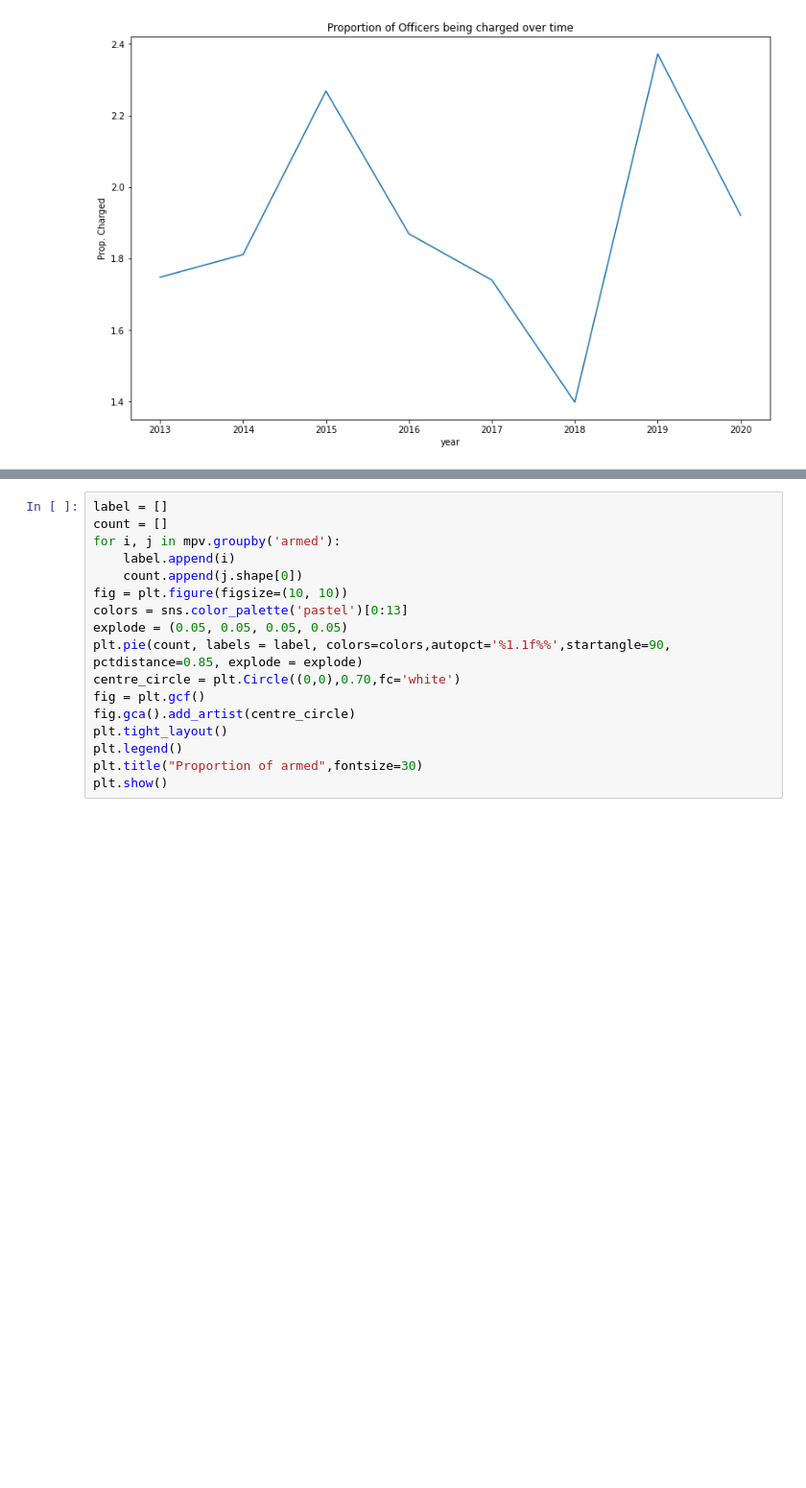
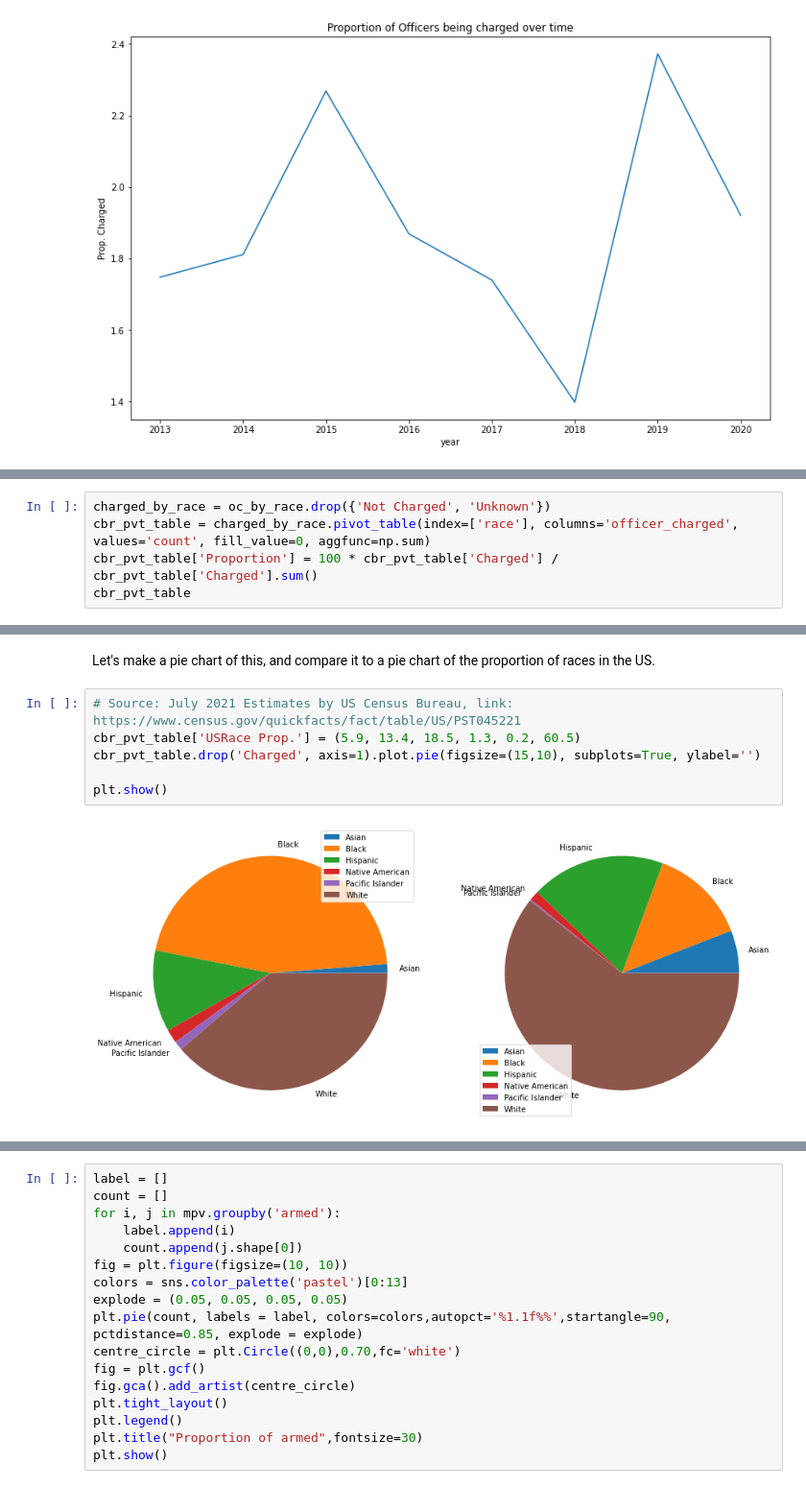
Before and after one commit to dowoma/DDS_BLM, a Jupyter notebook: DataCleaning-copy.ipynb, the cells around one changed output, grey strips where cells are left out. Shown at 96% size. Drawn from its saved outputs; the diff is of its cells as text; blank space fills up the shorter version.

Commit message:
Added example of population-adjusted race counts

```diff
--- a/DataCleaning-copy.ipynb
+++ b/DataCleaning-copy.ipynb
@@ -479,0 +482,5 @@ prop_charged_vs_time = sns.lineplot(
+# %%
+charged_by_race = oc_by_race.drop({'Not Charged', 'Unknown'})
+cbr_pvt_table = charged_by_race.pivot_table(index=['race'], columns='officer_charged', values='count', fill_value=0, aggfunc=np.sum)
+cbr_pvt_table['Proportion'] = 100 * cbr_pvt_table['Charged'] / cbr_pvt_table['Charged'].sum()
+cbr_pvt_table
@@ -479,0 +496,10 @@ prop_charged_vs_time = sns.lineplot(
+# %% [markdown]
+Let's make a pie chart of this, and compare it to a pie chart of the proportion of races in the US.
+# %%
+# Source: July 2021 Estimates by US Census Bureau, link: https://www.census.gov/quickfacts/fact/table/US/PST045221
+cbr_pvt_table['USRace Prop.'] = (5.9, 13.4, 18.5, 1.3, 0.2, 60.5)
+cbr_pvt_table.drop('Charged', axis=1).plot.pie(figsize=(15,10), subplots=True, ylabel='')
+
+plt.show()
+# %% [output]
+[figure, added]
```
Also changed, not shown: parts of 6 cells of this notebook.
